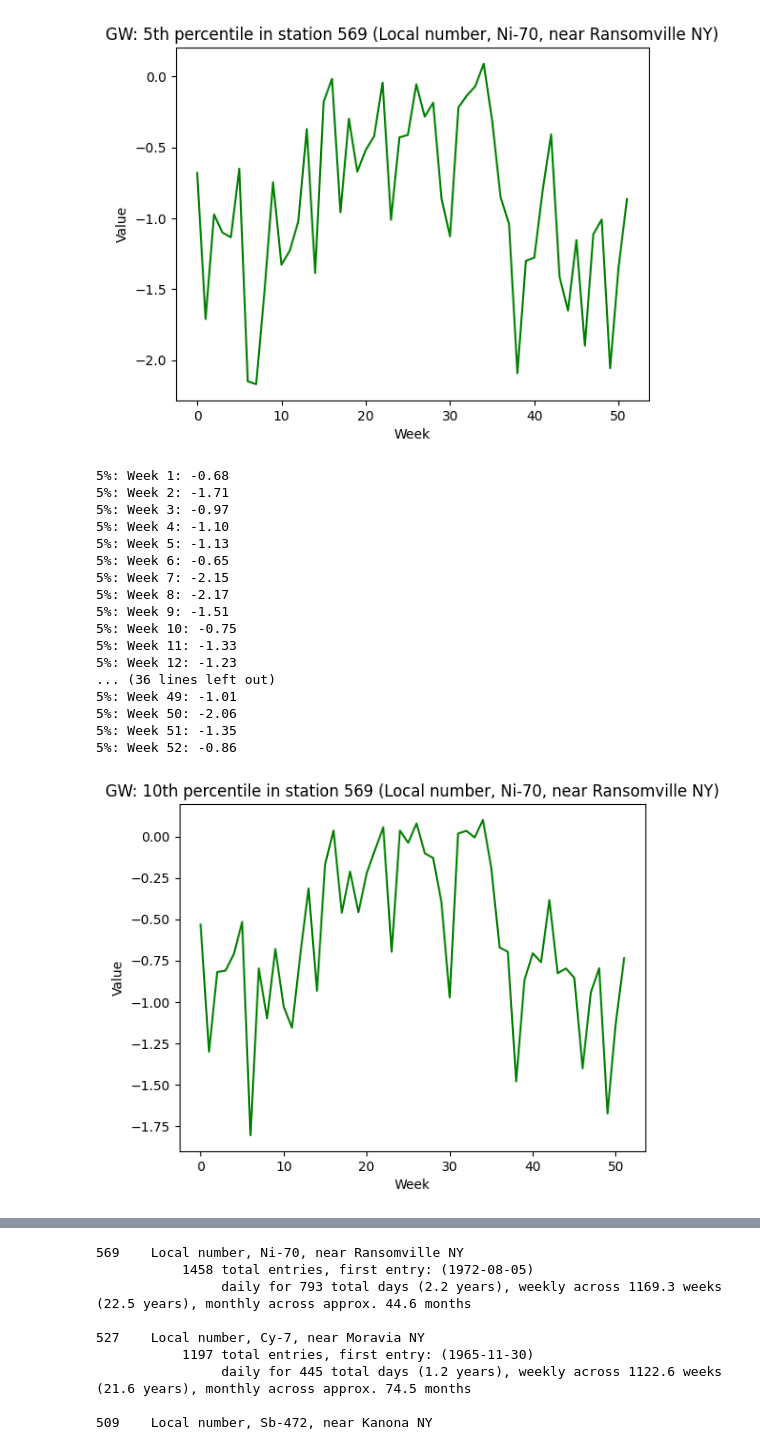
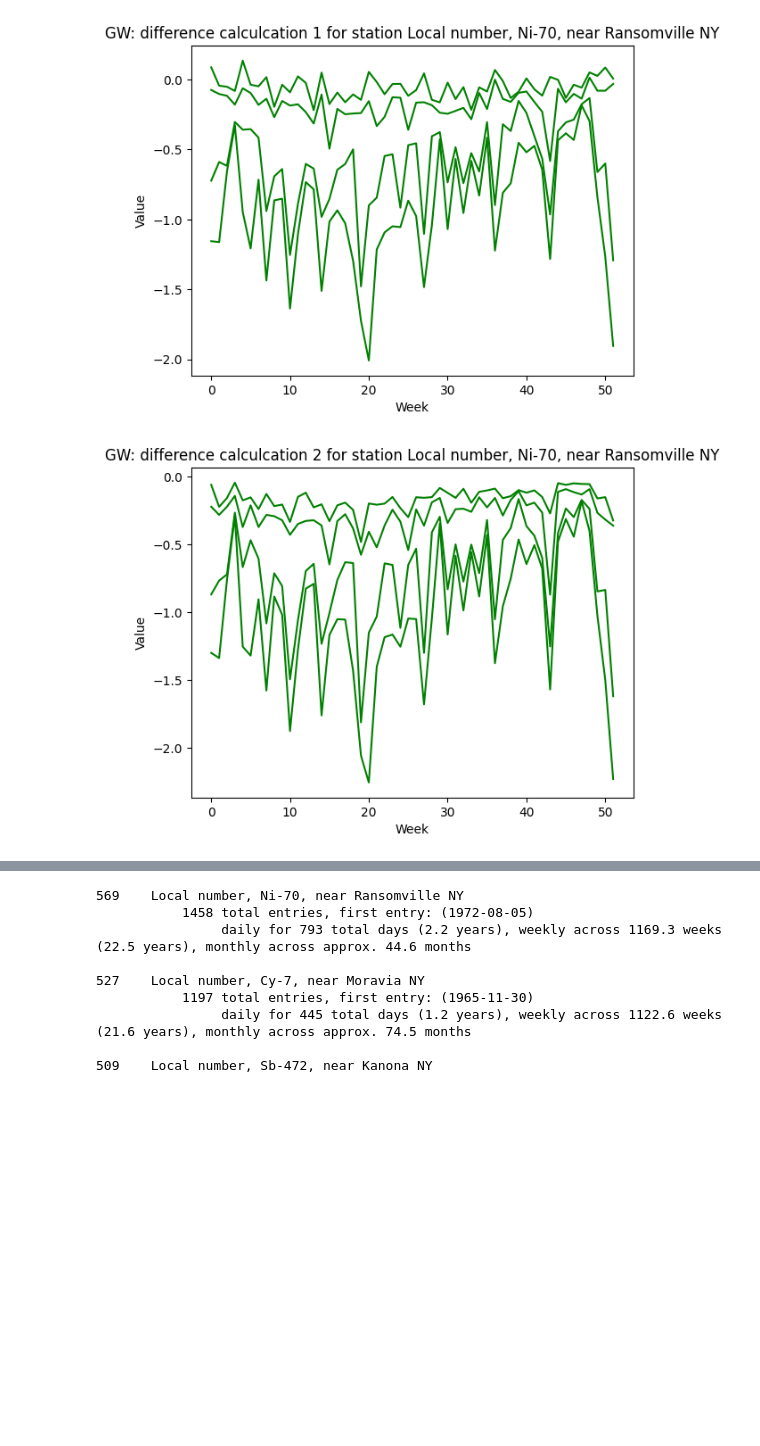
Before and after one commit to kschneider12/Cornell2024, a Jupyter notebook: test_journal.ipynb, the cells around one changed output, grey strips where cells are left out. Cells and saved outputs as stored; diff of their text form; code cells hidden in the pictures; blank space fills up the shorter version.

```diff
--- a/test_journal.ipynb
+++ b/test_journal.ipynb
@@ -323,10 +323,16 @@ def graph_comparison(data, date, start_date, end_date, index_of_site, window, pl
         plt.show()
     else:
         if len(dct) > 0:
-            a = list(dct.values())
-            a = np.array(a)
-            p = np.percentile(a, percentile)  # return 50th percentile, i.e. median.
-            return p
+            if percentile != 0:
+                a = list(dct.values())
+                a = np.array(a)
+                p = np.percentile(a, percentile)  # return 50th percentile, i.e. median.
+                return p
+            else:
+                # [mean, median, interquartile range,standard deviation]
+                a = list(dct.values())
+                a = np.array(a)
+                return [list(dct.values()), np.mean(a), np.median(a), np.percentile(a, 75) - np.percentile(a, 25), np.std(a)]
 # %%
 # percentiles!
 NY_STATIONS = [569, 527, 509, 472, 487, 548, 526, 587, 490, 466, 489, 561, 486, 327, 422, 39, 18, 578]
@@ -390,62 +480,35 @@ def percent(data, date, start_date, end_date, percentile, state, station):
 # %%
 '''
 datetime utils
 stats
 graph of for each year, average distance between each recording (weeks/months etc) for each station
 gather percentiles for top ___ stations
     5%, 10%, etc
         period of record for each station
         return of percentile and value
 print out median (50%tile)
 see how percentiles vary throughout the year
 '''
 import statistics as stats
 state = "NY"
 start_date = "1900"
 end_date = "2023"
 year = "2000"
-date = "10"
-window_in_wks = 4
-percentile = 5
+date = "10-05"
+window_in_wks = 0.5
+percentile = [5]
 
 data = get_usgs_gw1(state, start_date, end_date)
 #compare_to_mean(data, state, "2020", start_date, end_date, 13, True)
 #gw_month_over_years(data, state, start_date, end_date, "Apr", 13, True)
 #gw_one_year(data, state, year, 13, True)
+differences(data, date, start_date, end_date, 569, window_in_wks)
 #graph_comparison(data, date, start_date, end_date, 569, window_in_wks, True, percentile)
 #percent(data, "01-05", start_date, end_date, percentile, state, "all")
-a = percent(data, "01-05", start_date, end_date, percentile, state, "569")
-for i in range(52):
-    print(f'{percentile}%: Week {i + 1}: {a[i]:.2f}')
-percentile = 10
-b = percent(data, "01-05", start_date, end_date, percentile, state, "569")
-for i in range(52):
-    print(f'{percentile}%: Week {i + 1}: {b[i]:.2f}')
-percentile = 25
-c = percent(data, "01-05", start_date, end_date, percentile, state, "569")
-for i in range(52):
-    print(f'{percentile}%: Week {i + 1}: {c[i]:.2f}')
-percentile = 50
-d = percent(data, "01-05", start_date, end_date, percentile, state, "569")
-for i in range(52):
-    print(f'{percentile}%: Week {i + 1}: {d[i]:.2f}')
+#percentile = [5,10,25,33]
+#a = percent(data, "01-05", start_date, end_date, percentile, state, "569")
+#for i in range(52):
+    #print(f'{percentile}%: Week {i + 1}: {a[i]:.2f}')
 # %% [output]
-[figure, old version]
+[figure, new version]
-5%: Week 1: -0.68
-5%: Week 2: -1.71
-5%: Week 3: -0.97
-5%: Week 4: -1.10
-5%: Week 5: -1.13
-5%: Week 6: -0.65
-5%: Week 7: -2.15
-5%: Week 8: -2.17
-5%: Week 9: -1.51
-5%: Week 10: -0.75
-5%: Week 11: -1.33
-5%: Week 12: -1.23
-... (36 lines left out)
-5%: Week 49: -1.01
-5%: Week 50: -2.06
-5%: Week 51: -1.35
-5%: Week 52: -0.86
-[figure, old version]
+[figure, new version]
```
Also changed, not shown: parts of 3 cells of this notebook.
